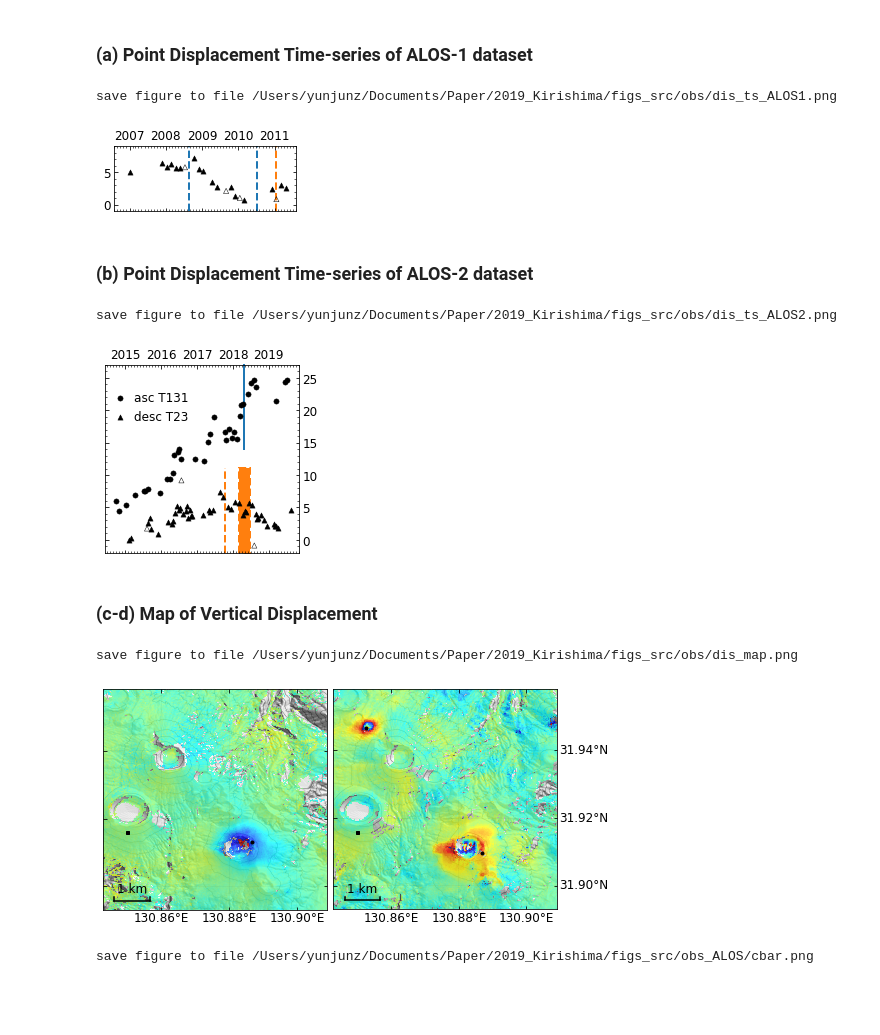
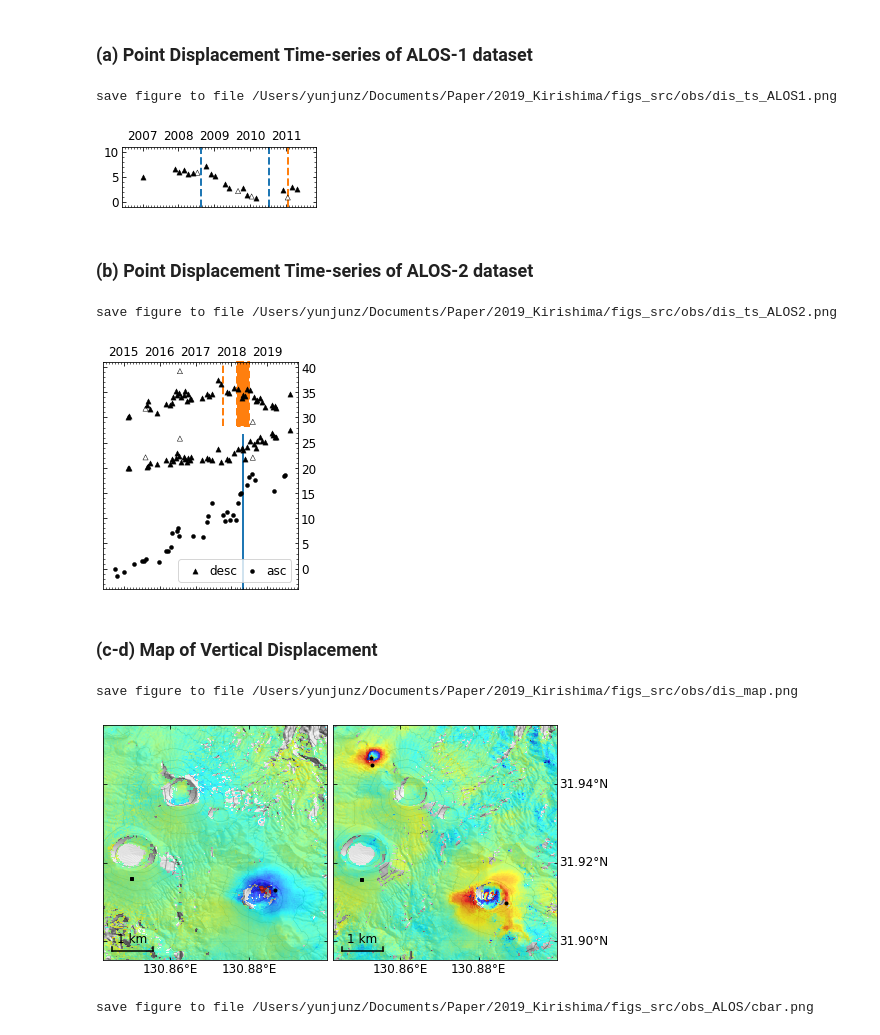
Before and after one commit to geodesymiami/2021-Kirishima, a Jupyter notebook: Fig_2_observations.ipynb, the cells around one changed output. Cells and saved outputs as stored; diff of their text form; code cells hidden in the pictures; blank space fills up the shorter version.

```diff
--- a/Fig_2_observations.ipynb
+++ b/Fig_2_observations.ipynb
@@ -26,11 +26,6 @@ print('Go to directory:', work_dir)
 model_dir = os.path.expanduser('~/insarlab/Kirishima/Model/data')
 models = ['Kirishima2008post',
           'Kirishima2017pre']
-hz_files = [os.path.join(model_dir, '{}Hz.h5'.format(model)) for model in models]
-up_files = [os.path.join(model_dir, '{}Up.h5'.format(model)) for model in models]
-
-## Figure Bounding Box
-S, N, W, E = 31.893, 31.958, 130.843, 130.909
 
 ## Profile locations
 line_iwo = [[31.947, 130.845],
@@ -43,8 +38,9 @@ line_shinmoe2 = [[31.910, 130.865],
 ## Points of Interest
 lalo_list = [[31.9131, 130.8867],   #POI for AlosDT73 at Shinmoe
              [31.9098, 130.8869],   #POI for Alos2DT23 at Shinmoe
-             #[31.9465, 130.8531],   #POI for Alos2DT23 at Iwo for Alos2DT23
              [31.9467, 130.8524],   #POI for Alos2DT23 at Iwo for Alos2AT131
+             #[31.9465, 130.8531],  #POI for Alos2DT23 at Iwo for Alos2DT23
+             [31.9450, 130.8528],   #POI for Alos2DT23 at Iwo for Alos2DT23 for post Dec 2017 expansion
             ]
 # %% [output]
 Go to directory: /Users/yunjunz/Documents/Paper/2019_Kirishima/figs_src/obs
@@ -59,9 +55,13 @@ def read_point_displacement_timeseries(ts_file, pts_lalo):
     return dis_ts, dates, idx_kp, idx_ex
 
 def plot_point_displacement_timeseries(ax, ts_file, pts_lalo, offset=0, marker='^', label=None):
+    if marker == 'o':
+        ms = 2.5
+    elif marker == '^':
+        ms = 3
     dis_ts, dates, idx_kp, idx_ex = read_point_displacement_timeseries(ts_file, pts_lalo)
-    ax.scatter(dates[idx_ex], dis_ts[idx_ex] + offset, marker=marker, edgecolor='k', facecolors='none', s=3**3, linewidths=0.5)
-    ax.scatter(dates[idx_kp], dis_ts[idx_kp] + offset, marker=marker, edgecolor='k', facecolors='k', s=3**3, linewidths=0.5, label=label)
+    ax.scatter(dates[idx_ex], dis_ts[idx_ex] + offset, marker=marker, edgecolor='k', facecolors='none', s=ms**3, linewidths=0.5)
+    ax.scatter(dates[idx_kp], dis_ts[idx_kp] + offset, marker=marker, edgecolor='k', facecolors='k', s=ms**3, linewidths=0.5, label=label)
     pp.auto_adjust_xaxis_date(ax, dates, every_year=1, buffer_year=0.3)
     return ax
 # %% [markdown]
@@ -69,62 +69,60 @@ def plot_point_displacement_timeseries(ax, ts_file, pts_lalo, offset=0, marker='
 # %%
 ## (a) Plot Shinmoe-dake 2008 signal
 ts_file = os.path.expanduser('~/insarlab/Kirishima/KirishimaAlosDT73/mintpyAll/timeseries_ERA5_ramp_demErr.h5')
 
-fig, ax = plt.subplots(nrows=1, ncols=1, figsize=[2.8, 1])
+fig, ax = plt.subplots(nrows=1, ncols=1, figsize=[3, 0.93])
 plot_point_displacement_timeseries(ax, ts_file, lalo_list[0], offset=5)
 
 # plot event dates in dashed lines
 e_dates = ptime.date_list2vector(['20080822', '20100710', '20110119'])[0]
 e_colors = [pp.mplColors[0], pp.mplColors[0], pp.mplColors[1]]
 for e_date, e_color in zip(e_dates, e_colors):
     ax.axvline(x=e_date, c=e_color, linestyle='--', linewidth=2, zorder=0, clip_on=False)
 
 # axes format
-ax.set_facecolor('white')
-ax.set_ylim([-1, 9])
+#ax.set_facecolor('white')
+ax.set_xlim(dt(2006, 6, 5), dt(2011, 11, 5))
+ax.set_ylim([-1, 11])
 ax.xaxis.tick_top()
 ax.xaxis.set_label_position("top")
 ax.tick_params(which='both', direction='in', labelsize=font_size, bottom=True, top=True, left=True, right=True)
 ax.xaxis.set_minor_locator(mdates.MonthLocator())
 ax.yaxis.set_minor_locator(ticker.AutoMinorLocator())
 ax.yaxis.set_major_locator(ticker.MultipleLocator(5))
-#ax.set_ylabel('LOS displacement [cm]', fontsize=font_size, y=0.45)
 fig.subplots_adjust(wspace=0.18, left=0.05, right=0.95, top=0.95, bottom=0.05)
 
 # output
 out_file = os.path.abspath('dis_ts_ALOS1.png')
-#plt.savefig(out_file, bbox_inches='tight', transparent=False, dpi=fig_dpi)
+plt.savefig(out_file, bbox_inches='tight', transparent=False, dpi=fig_dpi)
 print('save figure to file', out_file)
 plt.show()
 # %% [output]
 save figure to file /Users/yunjunz/Documents/Paper/2019_Kirishima/figs_src/obs/dis_ts_ALOS1.png
-[figure, old version]
+[figure, new version]
 # %% [markdown]
 ### (b) Point Displacement Time-series of ALOS-2 dataset
 # %%
 ts_file_D = os.path.expanduser('~/insarlab/Kirishima/KirishimaAlos2DT23/mintpyAll/timeseries_ERA5_ramp_demErr.h5')
 ts_file_A = os.path.expanduser('~/insarlab/Kirishima/KirishimaAlos2AT131/mintpyAll/timeseries_ERA5_ramp_demErr.h5')
 
-fig, ax = plt.subplots(nrows=1, ncols=1, figsize=[3.0, 2.9])
-plot_point_displacement_timeseries(ax, ts_file_A, lalo_list[2], offset=6, marker='o', label='asc T131')
-plot_point_displacement_timeseries(ax, ts_file_D, lalo_list[1], label='desc T23')
+fig, ax = plt.subplots(nrows=1, ncols=1, figsize=[3, 3.5])
+plot_point_displacement_timeseries(ax, ts_file_D, lalo_list[1], offset=30)
+plot_point_displacement_timeseries(ax, ts_file_D, lalo_list[3], offset=20, label='desc')
+plot_point_displacement_timeseries(ax, ts_file_A, lalo_list[2], marker='o', offset=0, label='asc')
 
 # eruptive dates
 e_date = ptime.date_list2vector(['20171011'])[0]
-ax.axvline(x=e_date, ymax=0.45,
-           color=pp.mplColors[1], linestyle='--', linewidth=2, zorder=0, clip_on=False)
+ax.axvline(x=e_date, ymin=0.72, color=pp.mplColors[1], linestyle='--',linewidth=2, zorder=0, clip_on=False)
 
 e_dates = ptime.date_list2vector(['20180301', '20180627'])[0]
-ax.axvspan(xmin=e_dates[0], xmax=e_dates[1], ymax=0.45,
-           color=pp.mplColors[1], linestyle='--', linewidth=2, zorder=0, clip_on=False)
+ax.axvspan(xmin=e_dates[0], xmax=e_dates[1], ymin=0.72, color=pp.mplColors[1], linestyle='--', linewidth=2, zorder=0, clip_on=False)
 
 e_date = ptime.date_list2vector(['20180426'])[0]
-ax.axvline(x=e_date, ymin=0.55,
-           color=pp.mplColors[0], linestyle='-', linewidth=2, zorder=0, clip_on=False)
+ax.axvline(x=e_date, ymax=0.68, color=pp.mplColors[0], linestyle='-', linewidth=2, zorder=0, clip_on=False)
 
 # axes format
 ax.set_xlim(dt(2014, 6, 5), dt(2019, 11, 5))
-ax.set_ylim([-2, 27])
+ax.set_ylim([-4, 41])
 ax.xaxis.tick_top()
 ax.xaxis.set_label_position("top")
 ax.yaxis.tick_right()
@@ -133,18 +131,17 @@ ax.tick_params(which='both', direction='in', labelsize=font_size, bottom=True, t
 ax.xaxis.set_minor_locator(mdates.MonthLocator())
 ax.yaxis.set_minor_locator(ticker.AutoMinorLocator())
 ax.yaxis.set_major_locator(ticker.MultipleLocator(5))
-#ax.set_ylabel('LOS displacement [cm]', fontsize=font_size, y=0.45)
 fig.subplots_adjust(wspace=0.18, left=0.05, right=0.95, top=0.95, bottom=0.05)
-ax.legend(loc='upper left', bbox_to_anchor=(-0.02, 0.90), frameon=False, borderaxespad=0.2, handletextpad=0.2, fontsize=12)
+ax.legend(loc='lower right', bbox_to_anchor=(0.98, 0.02), ncol=2, columnspacing=0.2, frameon=True, facecolor='white', borderaxespad=0.2, handletextpad=0.2, fontsize=12)
 
 # output
 out_file = os.path.abspath('dis_ts_ALOS2.png')
-#plt.savefig(out_file, bbox_inches='tight', transparent=False, dpi=fig_dpi)
+plt.savefig(out_file, bbox_inches='tight', transparent=False, dpi=fig_dpi)
 print('save figure to file', out_file)
 plt.show()
 # %% [output]
 save figure to file /Users/yunjunz/Documents/Paper/2019_Kirishima/figs_src/obs/dis_ts_ALOS2.png
-[figure, old version]
+[figure, new version]
 # %% [markdown]
 ### (c-d) Map of Vertical Displacement
 # %%
@@ -157,8 +154,8 @@ hv_files = [os.path.join(model_dir, '{}.h5'.format(model)) for model in models]
 
 # view.py options
 dem_file = os.path.expanduser('~/insarlab/Kirishima/DEM/gsi10m.dem.wgs84')
-opt = ' --sub-lat {s} {n} --sub-lon {w} {e} '.format(s=S, n=N, w=W, e=E)
-opt += ' --dem {}  --contour-step 100 --contour-smooth 0.0 --shade-az 45 '.format(dem_file)
+opt = ' --sub-lat 31.895 31.955 --sub-lon 130.843 130.900  '
+opt += ' --dem {} --contour-step 100 --contour-smooth 0.0 --shade-az 45 '.format(dem_file)
 opt += ' -c jet --wrap --wrap-range -5 5 -u cm '
 opt += ' --notitle --fontsize 12 --ref-size 3 --lalo-step 0.02 --nocbar --alpha 0.75 '
 opt += ' --scalebar 0.2 0.13 0.04 --scalebar-pad 0.05 --noverbose '
@@ -172,34 +169,22 @@ for i in range(2):
     data, atr, inps = view.prep_slice(cmd)
     ax, inps, im, cbar = view.plot_slice(ax, data, atr, inps)
 
-    # plot profile location
-    #if i == 0:
-    #    lines = [line_iwo, line_shinmoe1]
-    #else:
-    #    lines = [line_iwo, line_shinmoe2]
-    #for line in lines:
-    #    ax.plot([line[0][1], line[1][1]],
-    #            [line[0][0], line[1][0]],
-    #            c='k', linestyle='--', linewidth=1)
-
 # point of interest
 axs[0].plot(lalo_list[0][1], lalo_list[0][0], "k.", mew=1., ms=6)
-axs[1].plot(lalo_list[1][1], lalo_list[1][0], "k.", mew=1., ms=6)
-axs[1].plot(lalo_list[2][1], lalo_list[2][0], "k.", mew=1., ms=6)
+for lalo in lalo_list[1:]:
+    axs[1].plot(lalo[1], lalo[0], "k.", mew=1., ms=6)
 
 ## optimal model location
-#ax.plot(inv_lon_2017pre, inv_lat_2017pre, 'k*', mfc=pp.mplColors[1], ms=10, linewidth=0.5, fillstyle='full')  #for the 2017 eruption
-#ax.plot(inv_lon_2008post, inv_lat_2008post, 'k*', mfc=pp.mplColors[0], ms=10, linewidth=0.5, fillstyle='full')  #for the 2017 eruption
 fig.subplots_adjust(wspace=0.03, left=0.05, right=0.95, top=0.95, bottom=0.05)
 
 # output
 out_file = os.path.abspath('dis_map.png')
-#plt.savefig(out_file, bbox_inches='tight', transparent=True, dpi=fig_dpi)
+plt.savefig(out_file, bbox_inches='tight', transparent=True, dpi=fig_dpi)
 print('save figure to file', out_file)
 plt.show()
 # %% [output]
 save figure to file /Users/yunjunz/Documents/Paper/2019_Kirishima/figs_src/obs/dis_map.png
-[figure, old version]
+[figure, new version]
 # %%
 # colorbar
 fig, cax = plt.subplots(nrows=1, ncols=1, figsize=[0.15, 1.8])
```
Also changed, not shown: parts of 4 cells of this notebook, 8 other files.
